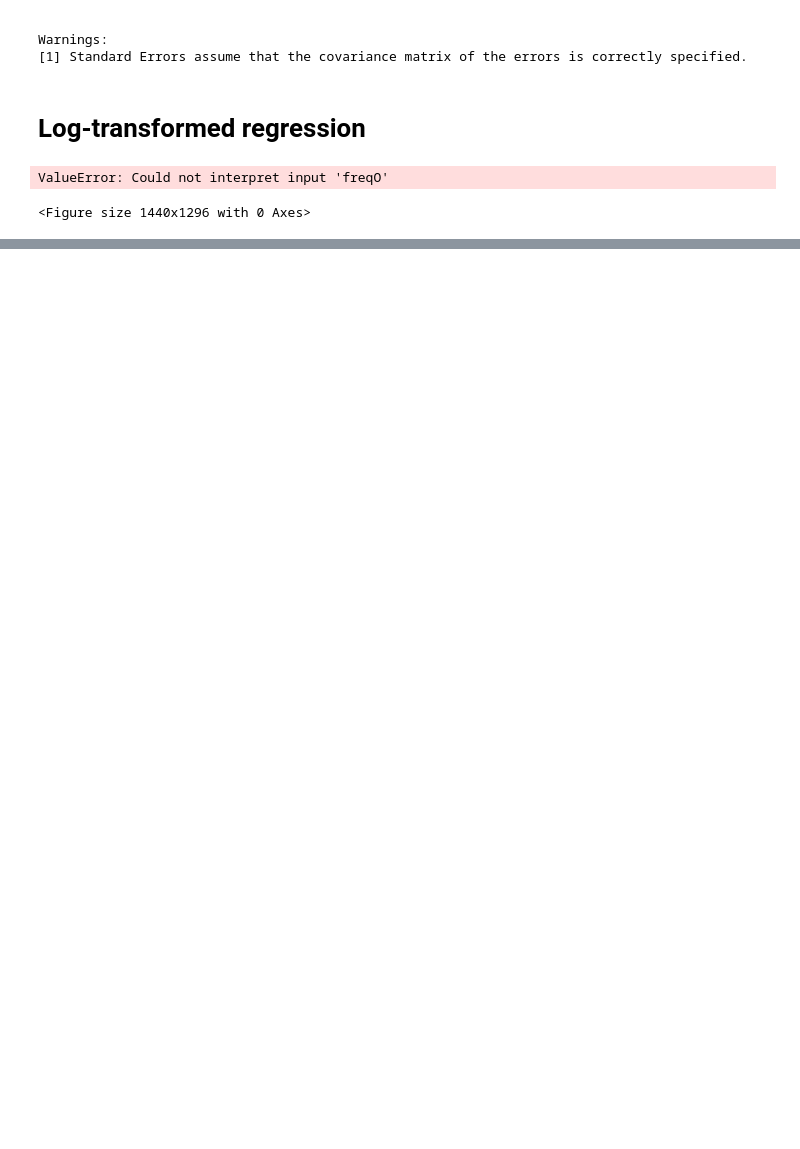
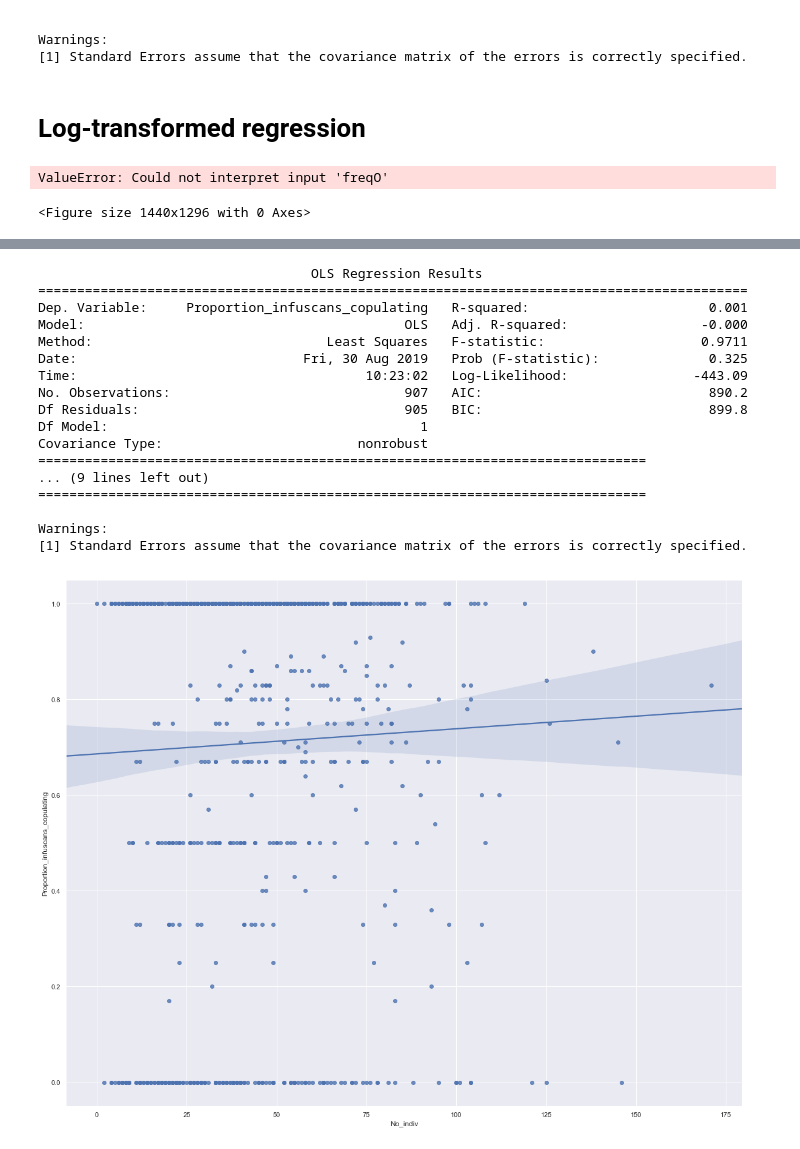
Before and after one commit to ldjonge/Thesis, a Jupyter notebook: scripts/dataAnalysis.ipynb, the cells around one changed output, grey strips where cells are left out. Saved outputs shown, nothing was run; the diff lists cells and outputs as text; code cells hidden in the pictures; blank space fills up the shorter version.

```diff
--- a/scripts/dataAnalysis.ipynb
+++ b/scripts/dataAnalysis.ipynb
@@ -1018,0 +1049,24 @@ dens["Species"].value_counts(dropna=False)
+# %%
+iComp = smf.ols(formula="Proportion_infuscans_copulating~No_indiv", data=dens, missing='drop').fit()
+print(iComp.summary())
+fig, axarr = plt.subplots(1,1, figsize=(20,16))
+plot1 = sns.regplot(x="No_indiv", y="Proportion_infuscans_copulating", data=dens, ax=axarr)
+# %% [output]
+                                   OLS Regression Results
+===========================================================================================
+Dep. Variable:     Proportion_infuscans_copulating   R-squared:                       0.001
+Model:                                         OLS   Adj. R-squared:                 -0.000
+Method:                              Least Squares   F-statistic:                    0.9711
+Date:                             Fri, 30 Aug 2019   Prob (F-statistic):              0.325
+Time:                                     10:23:02   Log-Likelihood:                -443.09
+No. Observations:                              907   AIC:                             890.2
+Df Residuals:                                  905   BIC:                             899.8
+Df Model:                                        1
+Covariance Type:                         nonrobust
+==============================================================================
+... (9 lines left out)
+==============================================================================
+
+Warnings:
+[1] Standard Errors assume that the covariance matrix of the errors is correctly specified.
+[figure, added]
```
Also changed, not shown: parts of 23 cells of this notebook, 4 other files.
